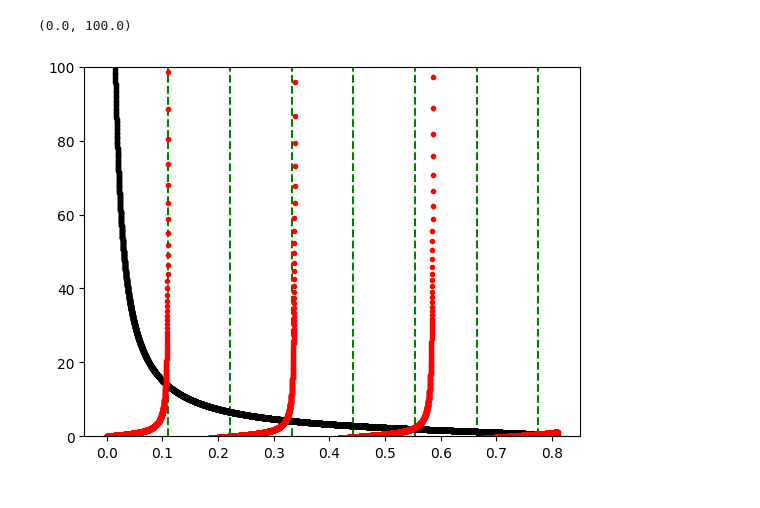
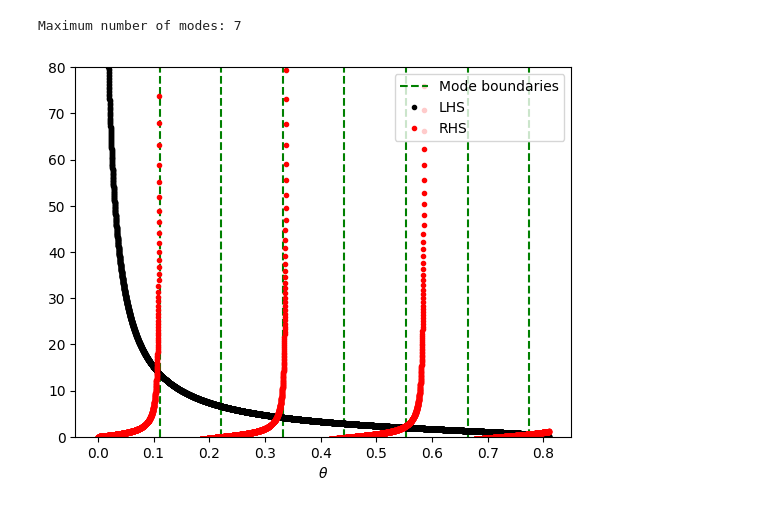
Before and after one commit to IPrearo/OptSim, a Jupyter notebook: src/optsim/testing.ipynb, the cells around one changed output. Drawn from its saved outputs; the diff is of its cells as text; code cells hidden in the pictures.

```diff
--- a/src/optsim/testing.ipynb
+++ b/src/optsim/testing.ipynb
@@ -24,21 +36,27 @@ plt.show()
 # %%
-d_mode1 = guides.TE_PDGMode(0, 1.45, 1, 1.55e-6, 7e-6)
-
-thetas = np.linspace(0, d_mode1.theta_c, 10000)
-
-left_side_equation = lambda theta: np.sqrt( np.sin(d_mode1.theta_c)**2 / np.sin(theta)**2 - 1 ) \
-                                / np.cos(d_mode1.theta_c)**2
-
-right_side_equation = lambda theta: np.tan(np.pi * d_mode1.d/d_mode1.wl * np.sin(theta) \
-                                           - 0.5*d_mode1.m * np.pi)
-
-for i in range(1,d_mode1.maximum_mode()+1):
-    plt.vlines(i * d_mode1.wl / (2*d_mode1.d), 0, 100, colors='green', linestyles='dashed')
-
-plt.plot(thetas, left_side_equation(thetas), 'k.')
-plt.plot(thetas, right_side_equation(thetas), 'r.')
-plt.ylim(0,100)
+d_mode1 = guides.TE_DGMode(0, 1.45, 1, wavelength, guide_size)
+print("Maximum number of modes:", d_mode1.maximum_mode())
 # %% [output]
-(0.0, 100.0)
+Maximum number of modes: 7
-[figure, removed]
+# %%
+thetas = np.linspace(0, d_mode1.theta_c, 10000)
+
+left_side_equation = lambda theta: np.sqrt( np.sin(d_mode1.theta_c)**2 / np.sin(theta)**2 - 1 ) \
+                                / np.cos(d_mode1.theta_c)**2
+
+right_side_equation = lambda theta: np.tan(np.pi * d_mode1.d/d_mode1.wl * np.sin(theta) \
+                                           - 0.5*d_mode1.m * np.pi)
+
+
+mode_boundaries = [i * d_mode1.wl / (2*d_mode1.d) for i in range(1,d_mode1.maximum_mode()+1)]
+plt.vlines(mode_boundaries, 0, 100, colors='green', linestyles='dashed', label='Mode boundaries')
+
+plt.plot(thetas, left_side_equation(thetas), 'k.', label='LHS')
+plt.plot(thetas, right_side_equation(thetas), 'r.', label='RHS')
+plt.xlabel(r"$\theta$")
+plt.ylim(0,80)
+plt.legend(loc="upper right")
+plt.show()
+# %% [output]
+[figure, added]
 # %%
```
Also changed, not shown: parts of 6 cells of this notebook, 10 other files.
